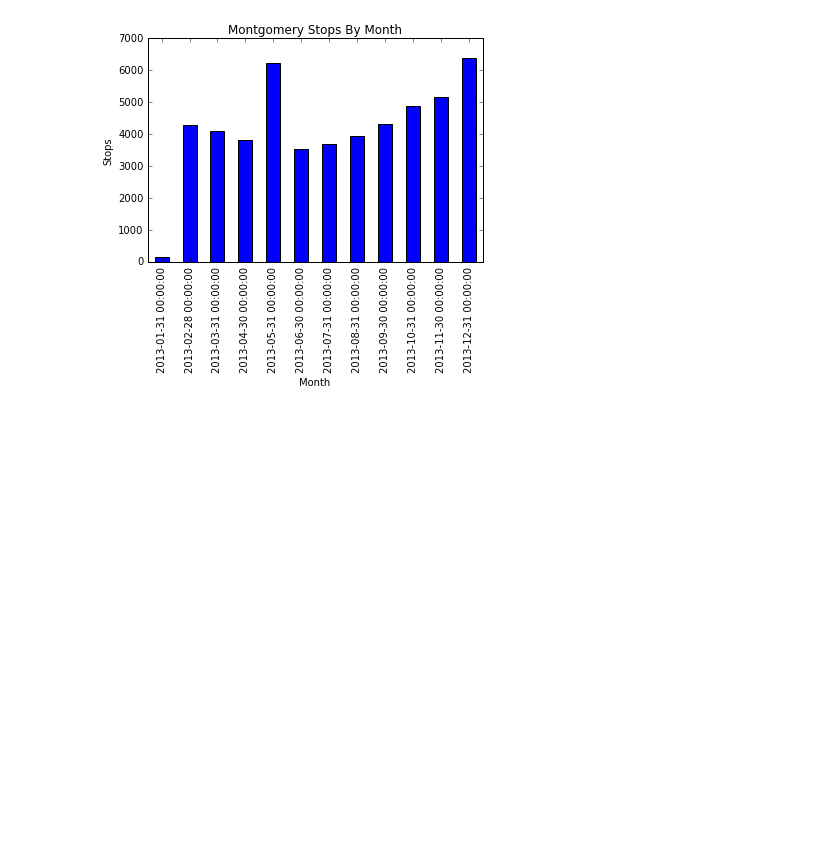
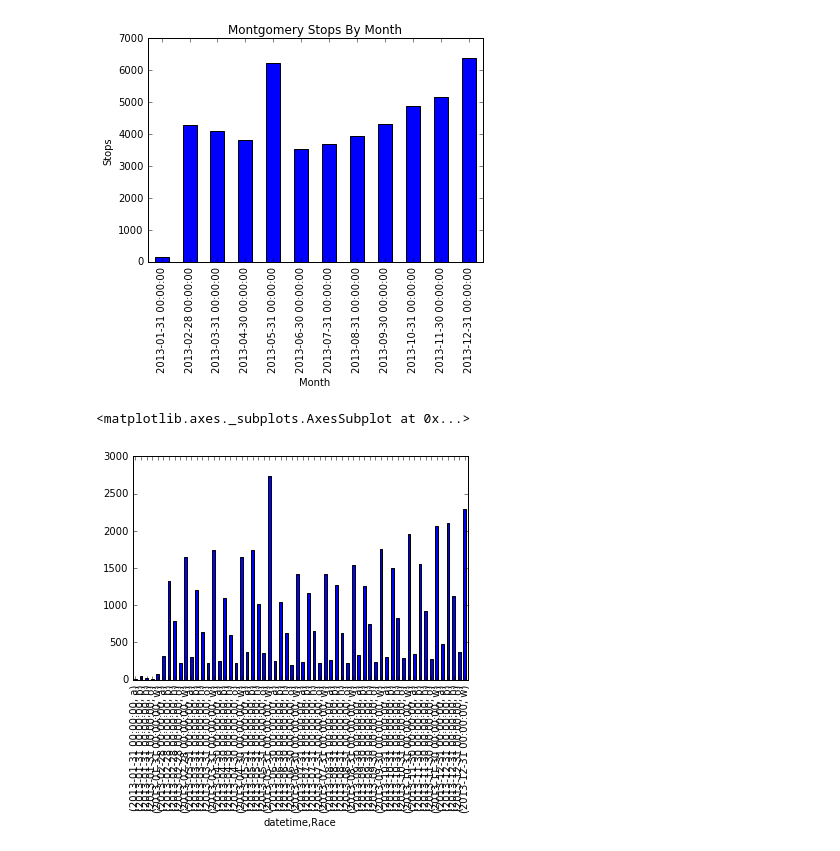
Before and after one commit to OpenDataPolicingNC/Traffic-Stops, a Jupyter notebook: md/data/MD.ipynb, the cells around one changed output. Drawn from its saved outputs; the diff is of its cells as text; code cells hidden in the pictures; blank space fills up the shorter version.

```diff
--- a/md/data/MD.ipynb
+++ b/md/data/MD.ipynb
@@ -175,4 +184,7 @@ p.set_ylabel("Stops")
 <matplotlib.text.Text at 0x...>
 [figure]
 # %%
-foo = df[in_montgomery & valid_time_value][['datetime', 'Race']].groupby([pd.Grouper(key='datetime', freq='1M'), 'Race']).count()
+df[in_montgomery & valid_time_value].groupby([pd.Grouper(key='datetime', freq='1M'), 'Race'])['Race'].count().plot(kind='bar')
+# %% [output]
+<matplotlib.axes._subplots.AxesSubplot at 0x...>
+[figure, added]
```
Also changed, not shown: parts of 4 cells of this notebook.
